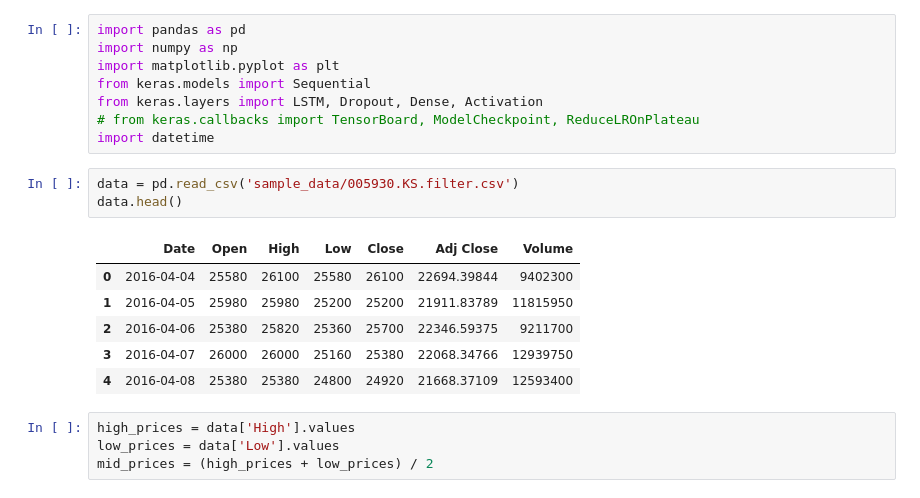
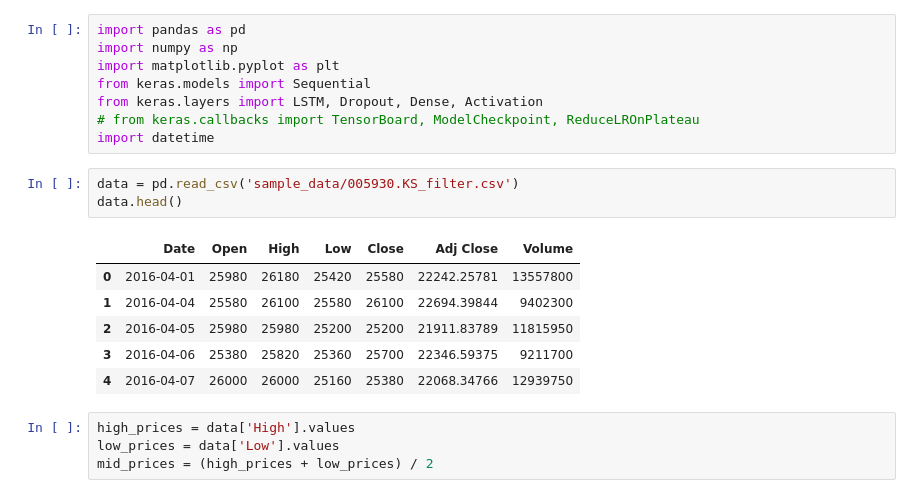
Before and after one commit to sonchangwoo95/github-slideshow, a Jupyter notebook: LSTM_SS.ipynb, the cells around one changed output. Drawn from its saved outputs; the diff is of its cells as text.

```diff
--- a/LSTM_SS.ipynb
+++ b/LSTM_SS.ipynb
@@ -9,15 +9,15 @@ from keras.layers import LSTM, Dropout, Dense, Activation
 # from keras.callbacks import TensorBoard, ModelCheckpoint, ReduceLROnPlateau
 import datetime
 # %%
-data = pd.read_csv('sample_data/005930.KS.filter.csv')
+data = pd.read_csv('sample_data/005930.KS_filter.csv')
 data.head()
 # %% [output]
 |  | Date | Open | High | Low | Close | Adj Close | Volume |
-| 0 | 2016-04-04 | 25580 | 26100 | 25580 | 26100 | 22694.39844 | 9402300 |
-| 1 | 2016-04-05 | 25980 | 25980 | 25200 | 25200 | 21911.83789 | 11815950 |
-| 2 | 2016-04-06 | 25380 | 25820 | 25360 | 25700 | 22346.59375 | 9211700 |
-| 3 | 2016-04-07 | 26000 | 26000 | 25160 | 25380 | 22068.34766 | 12939750 |
-| 4 | 2016-04-08 | 25380 | 25380 | 24800 | 24920 | 21668.37109 | 12593400 |
+| 0 | 2016-04-01 | 25980 | 26180 | 25420 | 25580 | 22242.25781 | 13557800 |
+| 1 | 2016-04-04 | 25580 | 26100 | 25580 | 26100 | 22694.39844 | 9402300 |
+| 2 | 2016-04-05 | 25980 | 25980 | 25200 | 25200 | 21911.83789 | 11815950 |
+| 3 | 2016-04-06 | 25380 | 25820 | 25360 | 25700 | 22346.59375 | 9211700 |
+| 4 | 2016-04-07 | 26000 | 26000 | 25160 | 25380 | 22068.34766 | 12939750 |
 # %%
 high_prices = data['High'].values
 low_prices = data['Low'].values
```
Also changed, not shown: parts of 4 cells of this notebook.
